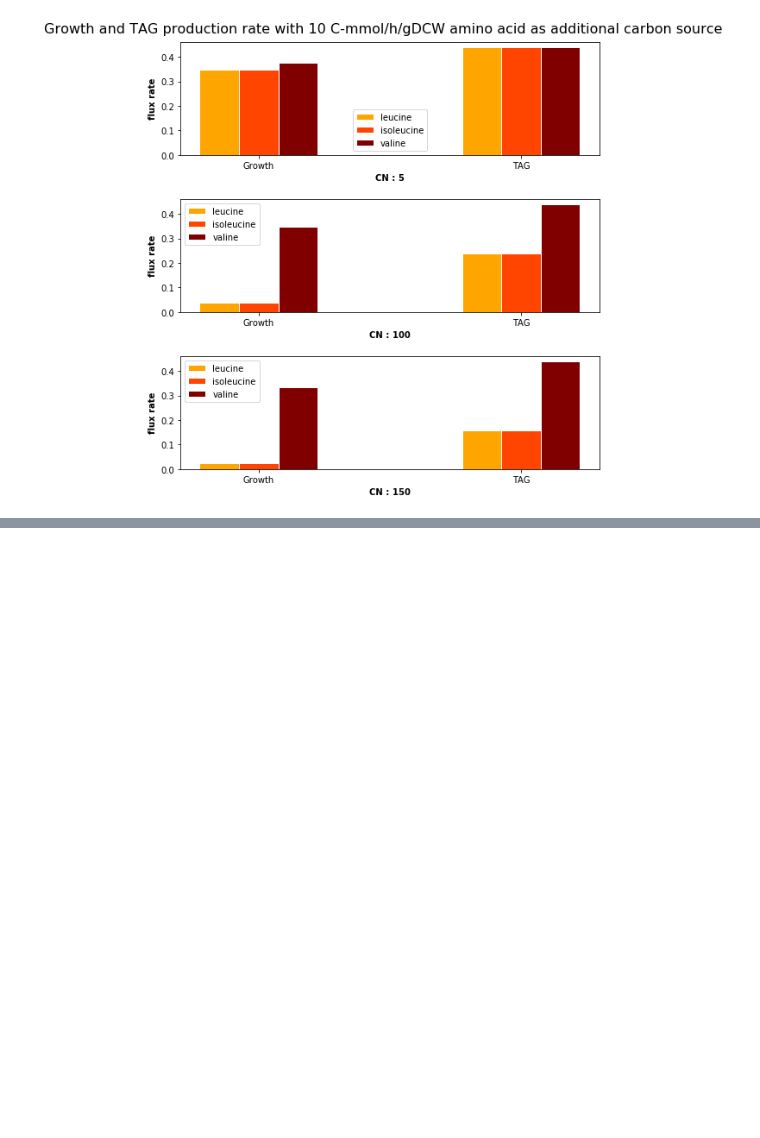
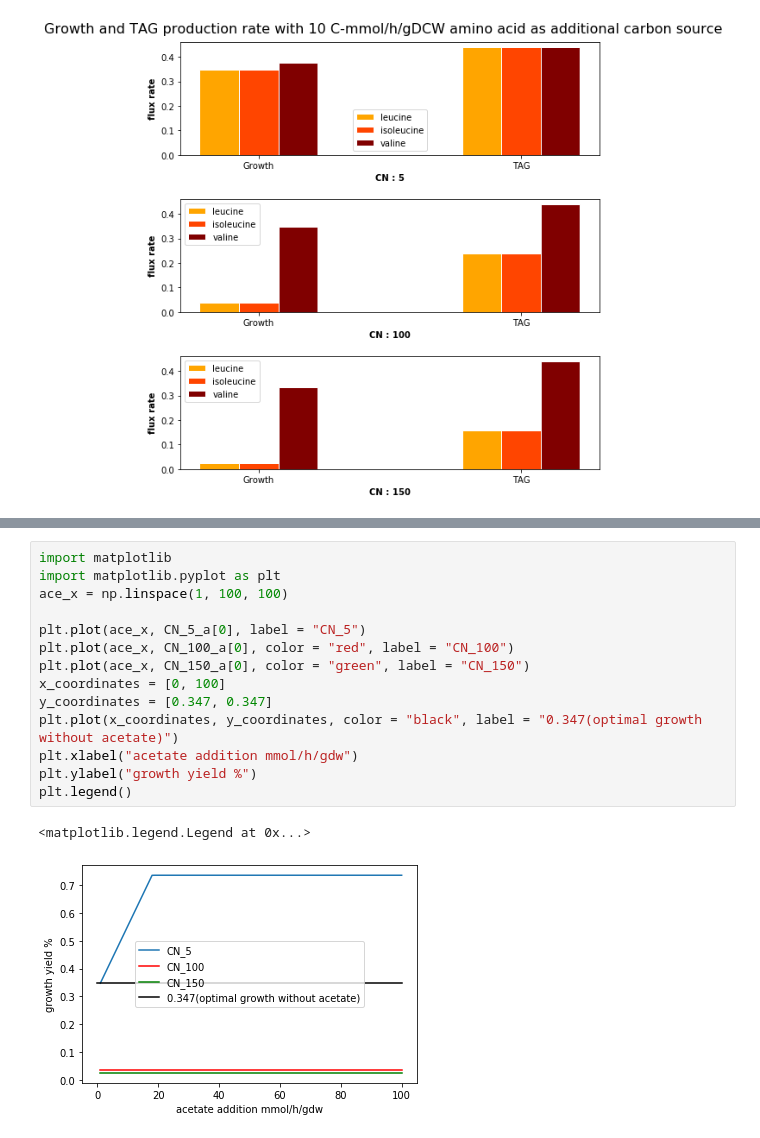
Before and after one commit to xihexu/research-with-Rao-Lab, a Jupyter notebook: Growth Simulation .ipynb, the cells around one changed output, grey strips where cells are left out. Drawn from its saved outputs; the diff is of its cells as text; blank space fills up the shorter version.

Commit message:
acetated added

```diff
--- a/Growth Simulation .ipynb
+++ b/Growth Simulation .ipynb
@@ -309,0 +401,17 @@ ax_150.legend()
+# %%
+import matplotlib
+import matplotlib.pyplot as plt
+ace_x = np.linspace(1, 100, 100)
+
+plt.plot(ace_x, CN_5_a[0], label = "CN_5")
+plt.plot(ace_x, CN_100_a[0], color = "red", label = "CN_100")
+plt.plot(ace_x, CN_150_a[0], color = "green", label = "CN_150")
+x_coordinates = [0, 100]
+y_coordinates = [0.347, 0.347]
+plt.plot(x_coordinates, y_coordinates, color = "black", label = "0.347(optimal growth without acetate)")
+plt.xlabel("acetate addition mmol/h/gdw")
+plt.ylabel("growth yield %")
+plt.legend()
+# %% [output]
+<matplotlib.legend.Legend at 0x...>
+[figure, added]
```
Also changed, not shown: parts of 2 cells of this notebook.
